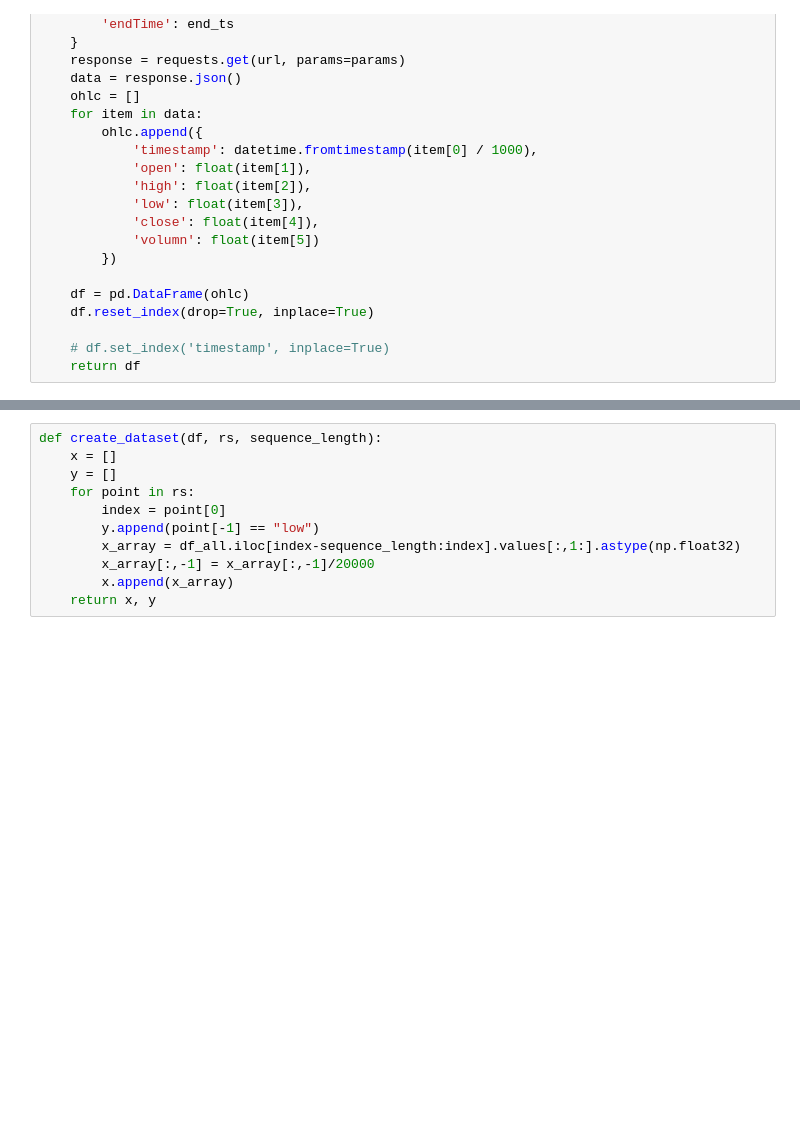
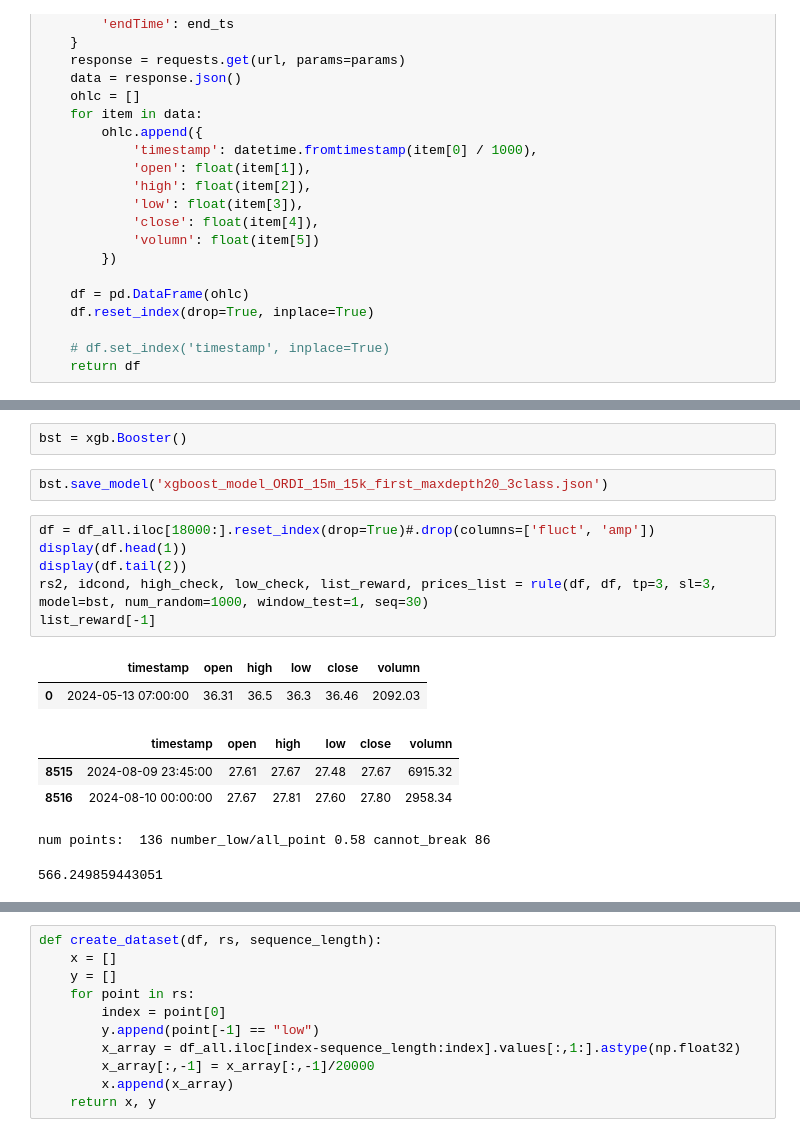
Before and after one commit to khiemdoan/qcuongning-binance-future, a Jupyter notebook: search.ipynb, the cells around one changed output, grey strips where cells are left out. Saved outputs shown, nothing was run; the diff lists cells and outputs as text; blank space fills up the shorter version.

```diff
--- a/search.ipynb
+++ b/search.ipynb
@@ -185,3 +263,21 @@ num points:  5000 number_low/all_point 0.501 cannot_break 21
+# %%
+bst = xgb.Booster()
+# %%
+bst.save_model('xgboost_model_ORDI_15m_15k_first_maxdepth20_3class.json')
+# %%
+df = df_all.iloc[18000:].reset_index(drop=True)#.drop(columns=['fluct', 'amp'])
+display(df.head(1))
+display(df.tail(2))
+rs2, idcond, high_check, low_check, list_reward, prices_list = rule(df, df, tp=3, sl=3, model=bst, num_random=1000, window_test=1, seq=30)
+list_reward[-1]
+# %% [output]
+|  | timestamp | open | high | low | close | volumn |
+| 0 | 2024-05-13 07:00:00 | 36.31 | 36.5 | 36.3 | 36.46 | 2092.03 |
+|  | timestamp | open | high | low | close | volumn |
+| 8515 | 2024-08-09 23:45:00 | 27.61 | 27.67 | 27.48 | 27.67 | 6915.32 |
+| 8516 | 2024-08-10 00:00:00 | 27.67 | 27.81 | 27.60 | 27.80 | 2958.34 |
+num points:  136 number_low/all_point 0.58 cannot_break 86
+566.249859443051
 # %%
 import matplotlib.pyplot as plt
 
```
Also changed, not shown: parts of 6 cells of this notebook, 4 other files.
